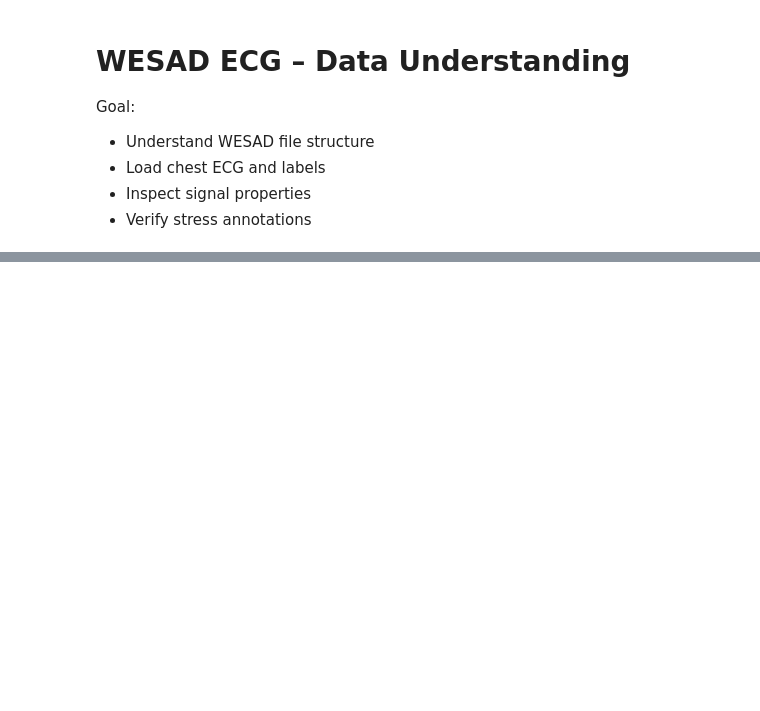
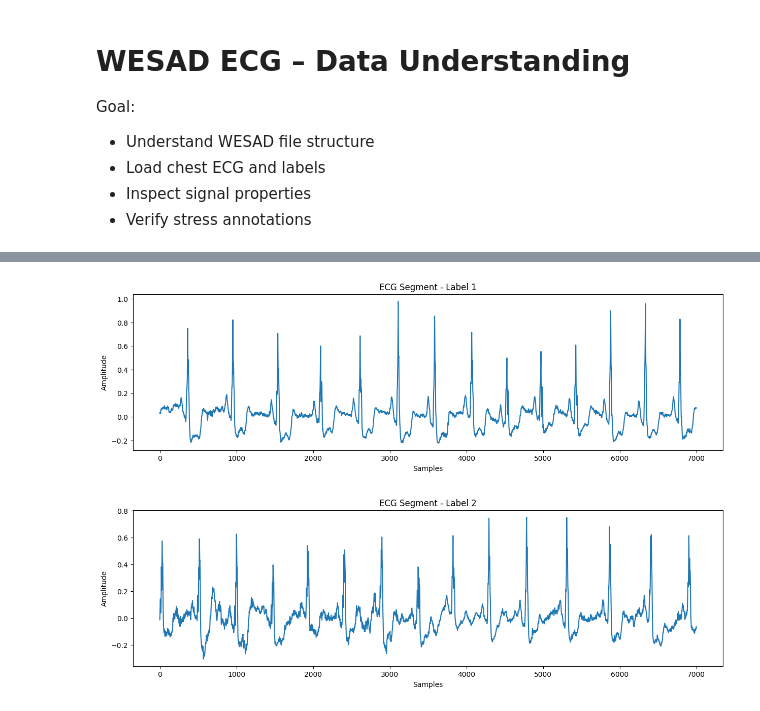
Before and after one commit to Saber0722/HRV-Analysis-for-Stress-Sleep-Monitoring, a Jupyter notebook: src/eda.ipynb, the cells around one changed output, grey strips where cells are left out. Saved outputs shown, nothing was run; the diff lists cells and outputs as text; code cells hidden in the pictures; blank space fills up the shorter version.

```diff
--- a/src/eda.ipynb
+++ b/src/eda.ipynb
@@ -26,0 +91,17 @@ FileNotFoundError: [Errno 2] No such file or directory: '../data/wesad'
+# %%
+def plot_ecg_segment(label_value, duration_sec=10):
+    idx = np.where(labels == label_value)[0]
+    start = idx[0]
+    end = start + duration_sec * FS
+
+    plt.plot(ecg[start:end])
+    plt.title(f"ECG Segment - Label {label_value}")
+    plt.xlabel("Samples")
+    plt.ylabel("Amplitude")
+    plt.show()
+
+plot_ecg_segment(1)  # baseline
+plot_ecg_segment(2)  # stress
+# %% [output]
+[figure, added]
+[figure, added]
```
Also changed, not shown: parts of 11 cells of this notebook, 3 other files.
